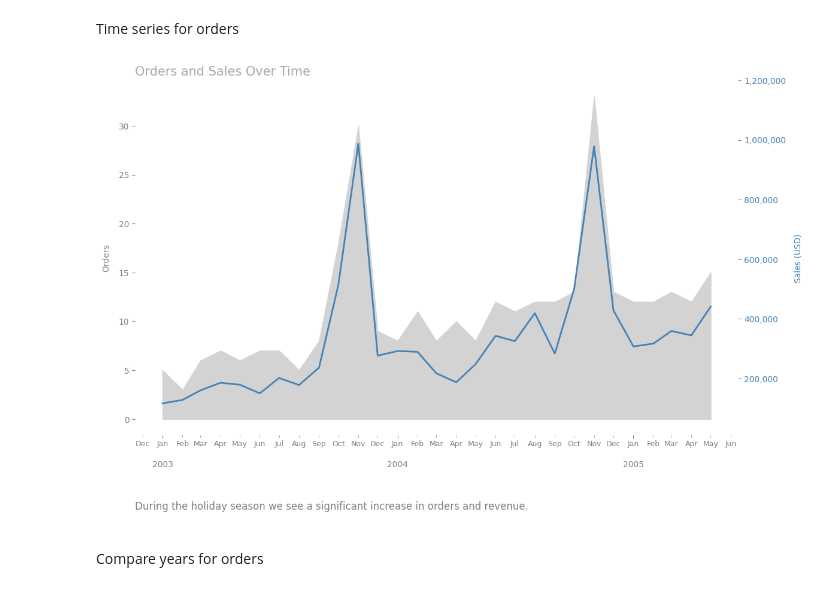
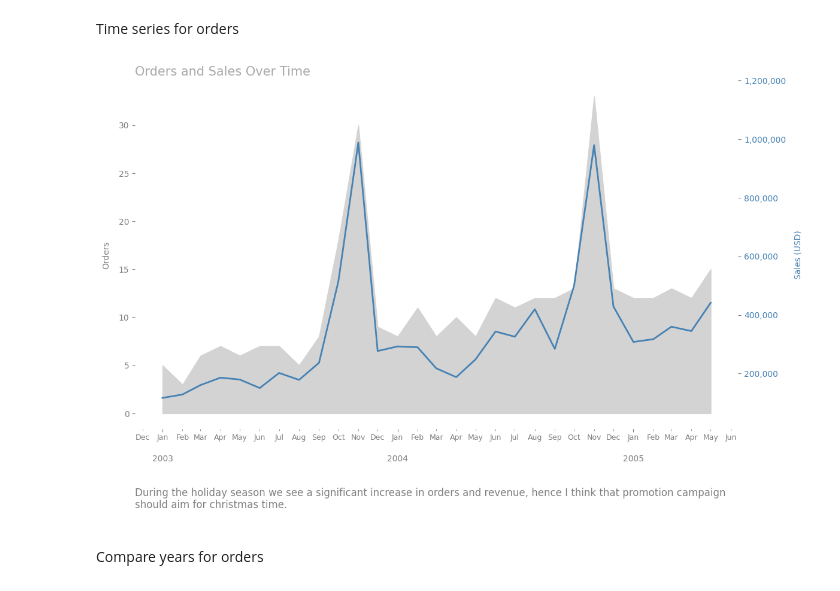
Before and after one commit to OgrodowskiJedrzej/Sales-Analysis, a Jupyter notebook: main.ipynb, the cells around one changed output. Drawn from its saved outputs; the diff is of its cells as text; code cells hidden in the pictures.

```diff
--- a/main.ipynb
+++ b/main.ipynb
@@ -257,35 +264,35 @@ plt.title("Orders and Sales Over Time", loc='left', fontsize=15, color='darkgrey
 ax1.set_ylabel("Orders", color="gray", labelpad=10)
 
 ax1.xaxis.remove_overlapping_locs = False
 ax1.xaxis.set_major_locator(mdates.YearLocator())
 ax1.xaxis.set_minor_locator(mdates.MonthLocator())
 ax1.xaxis.set_major_formatter(mdates.DateFormatter('\n\n%Y'))
 ax1.xaxis.set_minor_formatter(mdates.DateFormatter('%b'))
 ax1.tick_params(axis='x', which='both', labelcolor='grey', color='gray')
 ax1.tick_params(axis='x', which="minor", labelsize=9)
 ax1.grid(False)
 
 # Second y-axis
 ax2 = ax1.twinx()
 ax2.plot(ordersInTime["date"], salesInTime["orderValue"], color='steelblue',linewidth=2)
 ax2.set_ylabel('Sales (USD)', color='steelblue', labelpad=10)
 ax1.tick_params(axis='y', color='gray', labelcolor='grey')
 ax2.tick_params(axis='y', labelcolor='steelblue', color='gray')
 ax2.set_ylim(10000, 1200000)
 ax2.yaxis.set_major_formatter(ticker.StrMethodFormatter('{x:,.0f}'))
 ax2.grid(False)
 
 # Add description
 description = """
-During the holiday season we see a significant increase in orders and revenue.
+During the holiday season we see a significant increase in orders and revenue, hence I think that promotion campaign \nshould aim for christmas time.
 """
 plt.text(0, -0.2, description, ha='left', va='center',
          transform=ax1.transAxes, fontsize=12, color='grey')
 
 fig.tight_layout()
 plt.show()
 # %% [output]
-[figure, old version]
+[figure, new version]
 # %% [markdown]
 Compare years for orders
 # %%
```
Also changed, not shown: parts of 3 cells of this notebook.
